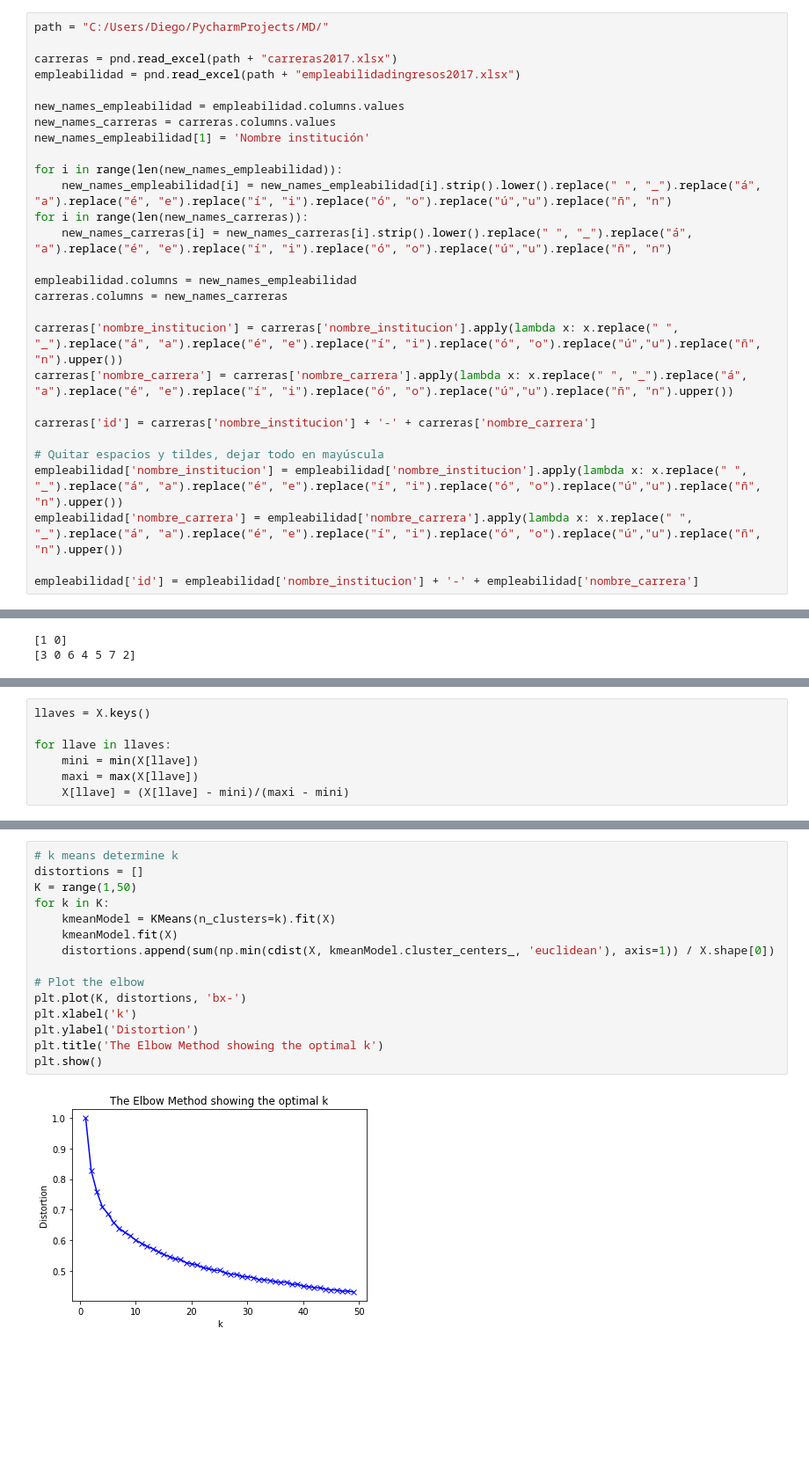
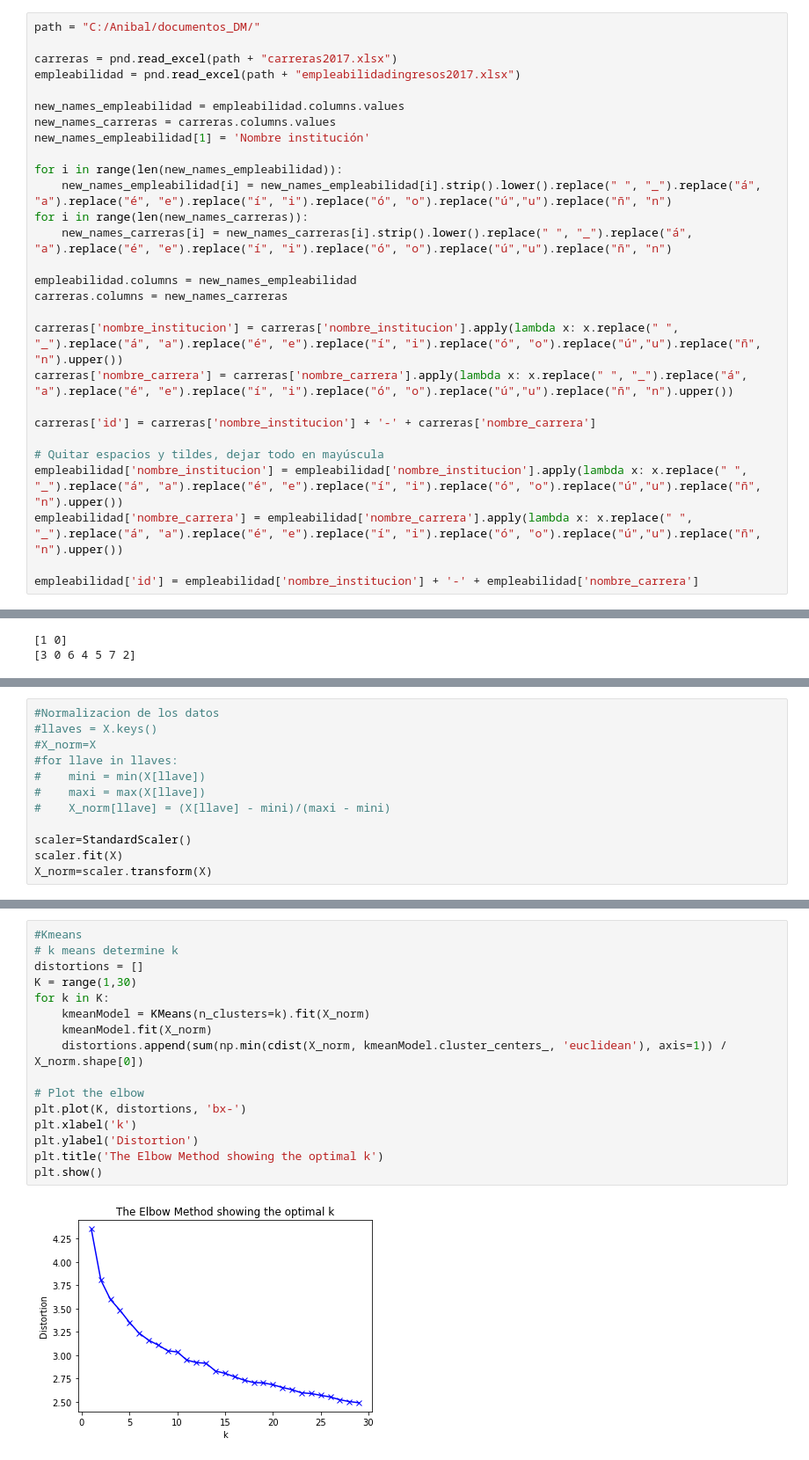
Before and after one commit to diegobano/MineriaDeDatos, a Jupyter notebook: MD.ipynb, the cells around one changed output, grey strips where cells are left out. Shown at 88% size. Cells and saved outputs as stored; diff of their text form; blank space fills up the shorter version.

```diff
--- a/MD.ipynb
+++ b/MD.ipynb
@@ -10,7 +14,7 @@ import pydotplus
 from sklearn.ensemble import RandomForestClassifier, RandomForestRegressor
 from sklearn.dummy import DummyClassifier, DummyRegressor
 # %%
-path = "C:/Users/Diego/PycharmProjects/MD/"
+path = "C:/Anibal/documentos_DM/"
 
 carreras = pnd.read_excel(path + "carreras2017.xlsx")
 empleabilidad = pnd.read_excel(path + "empleabilidadingresos2017.xlsx")
@@ -205,7 +340,12 @@ Index(['tipo_de_institucion', 'area',
 # %%
-llaves = X.keys()
+#Normalizacion de los datos
+#llaves = X.keys()
+#X_norm=X
+#for llave in llaves:
+#    mini = min(X[llave])
+#    maxi = max(X[llave])
+#    X_norm[llave] = (X[llave] - mini)/(maxi - mini)
 
-for llave in llaves:
-    mini = min(X[llave])
-    maxi = max(X[llave])
-    X[llave] = (X[llave] - mini)/(maxi - mini)
+scaler=StandardScaler()
+scaler.fit(X)
+X_norm=scaler.transform(X)
@@ -232,17 +352,18 @@ True
 # %%
+#Kmeans
 # k means determine k
 distortions = []
-K = range(1,50)
+K = range(1,30)
 for k in K:
-    kmeanModel = KMeans(n_clusters=k).fit(X)
-    kmeanModel.fit(X)
-    distortions.append(sum(np.min(cdist(X, kmeanModel.cluster_centers_, 'euclidean'), axis=1)) / X.shape[0])
+    kmeanModel = KMeans(n_clusters=k).fit(X_norm)
+    kmeanModel.fit(X_norm)
+    distortions.append(sum(np.min(cdist(X_norm, kmeanModel.cluster_centers_, 'euclidean'), axis=1)) / X_norm.shape[0])
 
 # Plot the elbow
 plt.plot(K, distortions, 'bx-')
 plt.xlabel('k')
 plt.ylabel('Distortion')
 plt.title('The Elbow Method showing the optimal k')
 plt.show()
 # %% [output]
-[figure, old version]
+[figure, new version]
```
Also changed, not shown: parts of 16 cells of this notebook.
